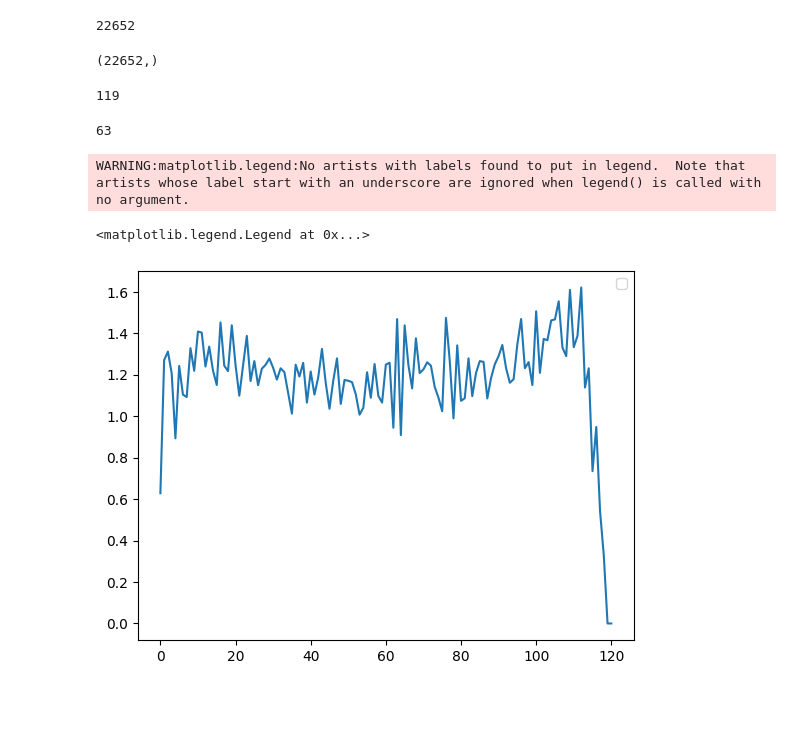
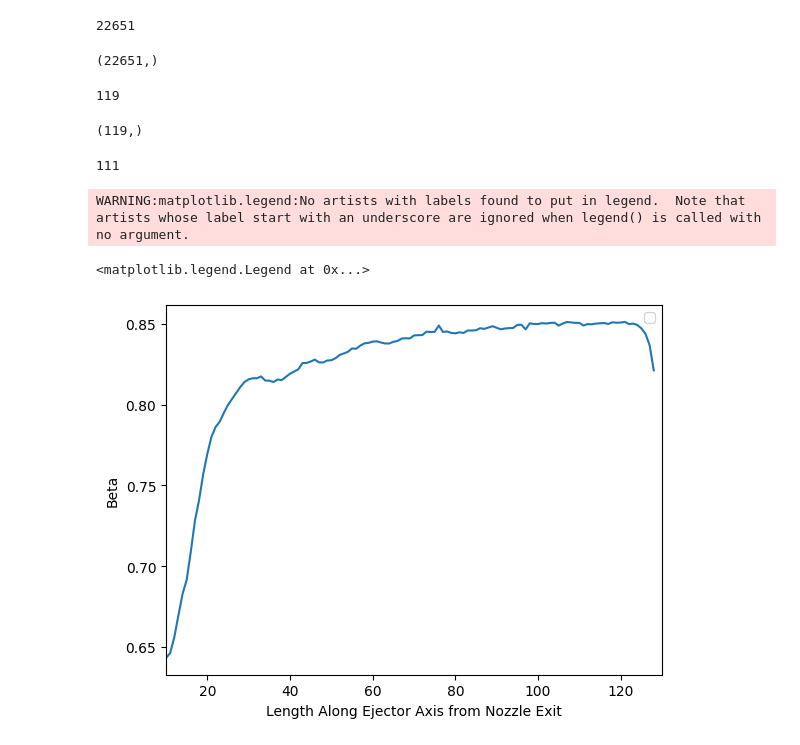
Before and after one commit to YKulki/supersonic_flow_reconstruction, a Jupyter notebook: MixedLength.ipynb, the cells around one changed output. Drawn from its saved outputs; the diff is of its cells as text; code cells hidden in the pictures; blank space fills up the shorter version.

```diff
--- a/MixedLength.ipynb
+++ b/MixedLength.ipynb
@@ -13,4 +12,6 @@ import numpy as np
 import pandas as pd
 
 
-df = pd.read_csv('case5.csv')
+df = pd.read_csv('case11.csv')
+
+df.head()
@@ -19,7 +27,7 @@ shape=df.shape
 rows=shape[0]
 rows
 # %% [output]
-22652
+22651
 # %%
 x=df.iloc[:,0].values
 y=df.iloc[:,1].values
@@ -28,11 +36,9 @@ v=df.iloc[:,2].values
 x=x*1000
 x=np.int_(x)
 
-
-
 np.shape(x)
 # %% [output]
-(22652,)
+(22651,)
 # %%
 X=61
 B=np.zeros([121,2],float)
@@ -49,17 +55,16 @@ for i in range(rows-1):
     line=line+1
     X=X+1
 
-B[:,0]=B[:,0]/0.12
+B[:,0]=B[:,0]/0.006
 y = B[~np.isnan(B[:])]
 y = B[~np.all(B==0.0)]
 line
 # %% [output]
 119
 # %%
-
 ml=0
 
-beta=np.zeros(121,float)
+beta=np.zeros(line,float)
 for i in range(line):
   if B[i,0]>1e-4:
     beta[i]=float(B[i,0]/B[i,1])
@@ -68,21 +73,42 @@ for i in range(line):
   else:
     beta[i]=0.0
 
-for i in range(40,line):
-   if abs(beta[i]-np.max(beta)*0.95)<0.1:
+ml=0
+
+min=beta.argmax(axis=0)
+
+for i in range(min,line):
+   if np.max(beta)*0.95>beta[i]:
       ml=i
       break
-# %%
-ml
-# %% [output]
-63
+# %%
+length=np.zeros(119,int)
+min
+
+for z in range(0,119):
+  length[z]=z+10
+
+np.shape(beta)
+# %% [output]
+(119,)
+# %%
+min
+# %% [output]
+111
 # %%
 import matplotlib.pyplot as plt
 
-plt.plot(beta)
+
+
+plt.plot(length,beta)
+
+plt.xlim([10,130])
+
+plt.xlabel("Length Along Ejector Axis from Nozzle Exit")
+plt.ylabel("Beta")
 
 plt.legend()
 # %% [output]
 WARNING:matplotlib.legend:No artists with labels found to put in legend.  Note that artists whose label start with an underscore are ignored when legend() is called with no argument.
 <matplotlib.legend.Legend at 0x...>
-[figure, old version]
+[figure, new version]
```
Also changed, not shown: parts of 2 cells of this notebook.
